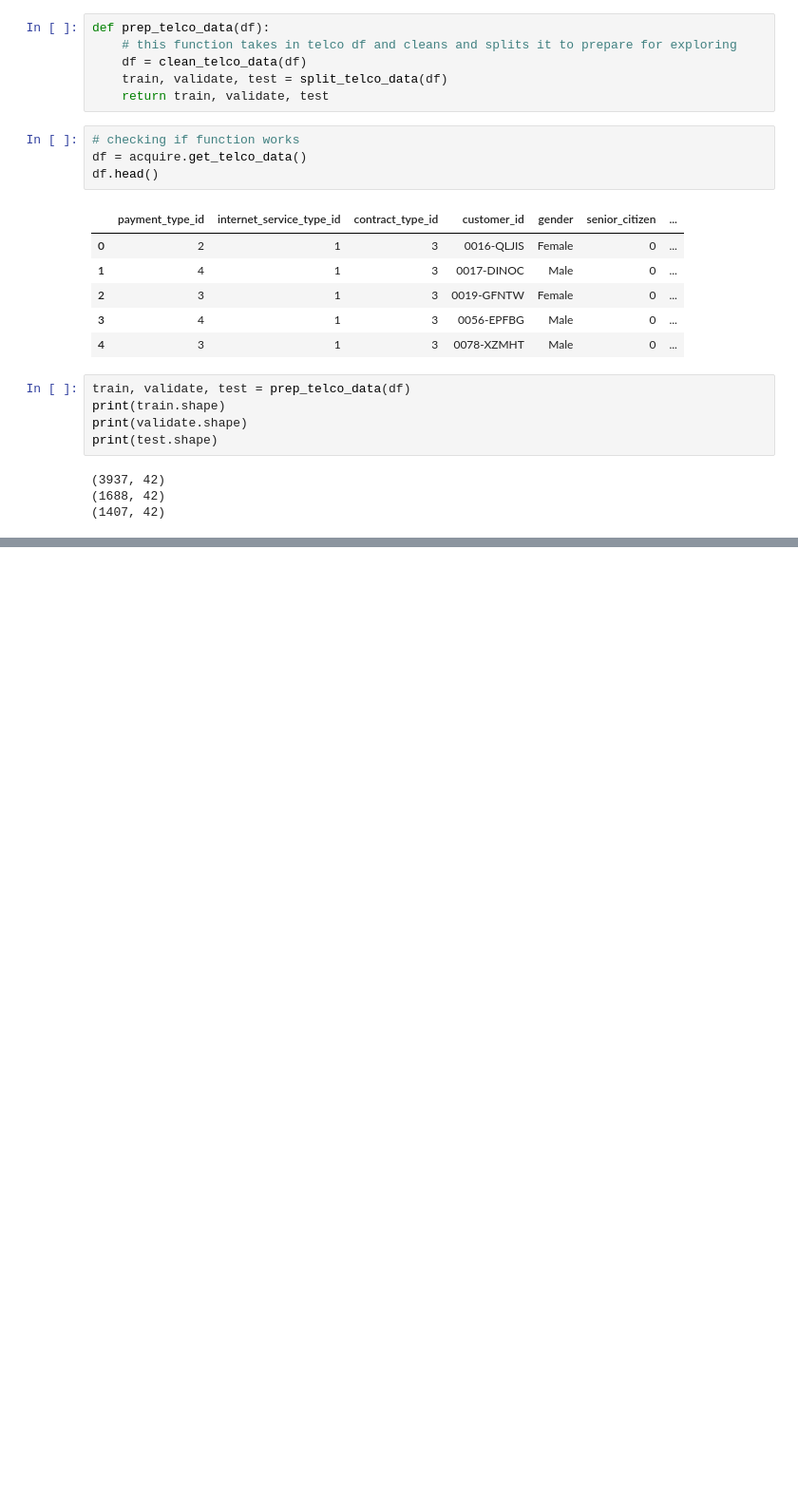
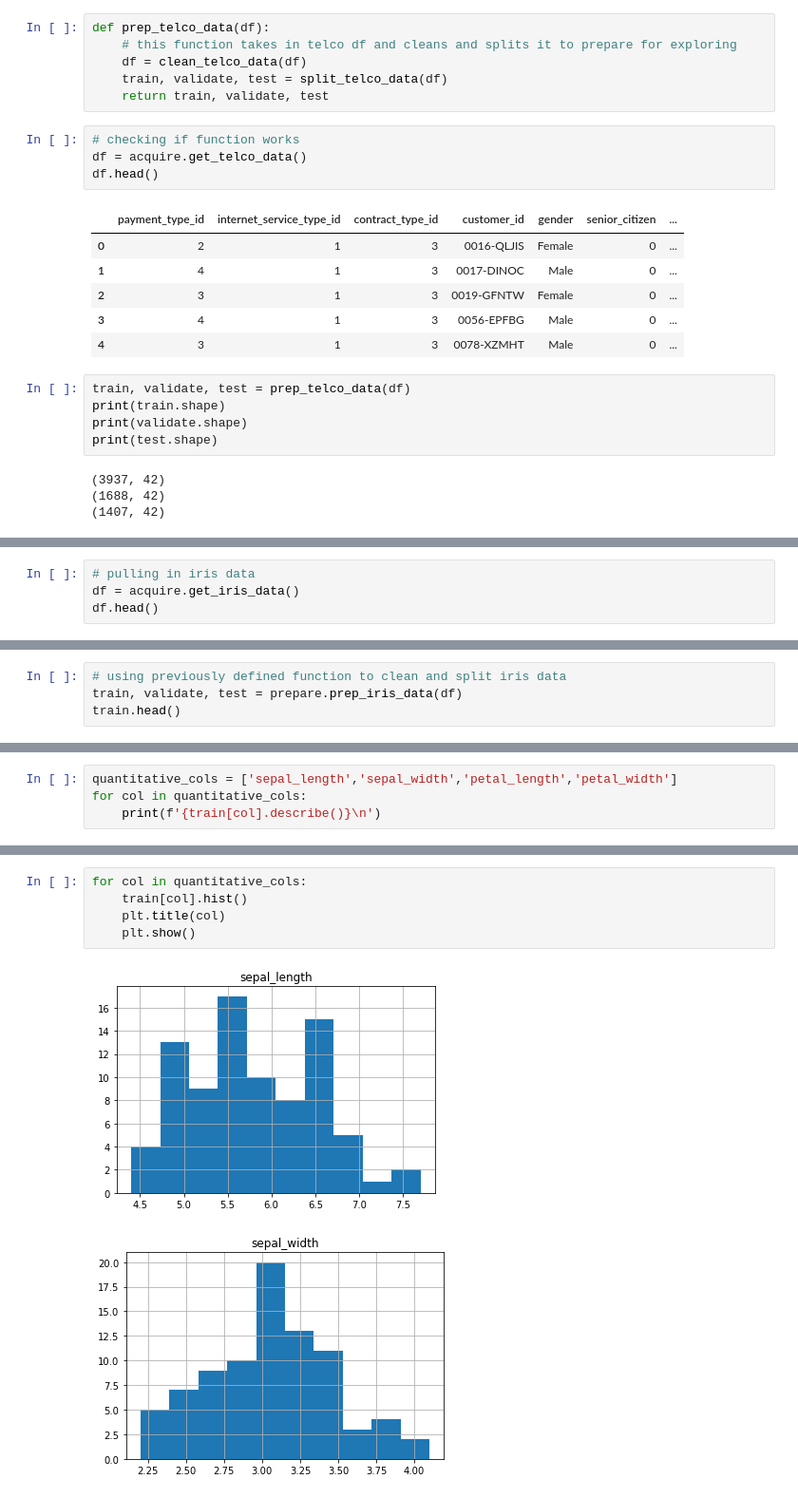
Before and after one commit to lainslie-18/classification-exercises, a Jupyter notebook: classification_exercises.ipynb, the cells around one changed output, grey strips where cells are left out. Shown at 95% size. Saved outputs shown, nothing was run; the diff lists cells and outputs as text; blank space fills up the shorter version.

```diff
--- a/classification_exercises.ipynb
+++ b/classification_exercises.ipynb
@@ -734,0 +758,4 @@ print(test.shape)
+# %%
+# pulling in iris data
+df = acquire.get_iris_data()
+df.head()
@@ -734,0 +769,4 @@ print(test.shape)
+# %%
+# using previously defined function to clean and split iris data
+train, validate, test = prepare.prep_iris_data(df)
+train.head()
@@ -734,0 +784,4 @@ print(test.shape)
+# %%
+quantitative_cols = ['sepal_length','sepal_width','petal_length','petal_width']
+for col in quantitative_cols:
+    print(f'{train[col].describe()}\n')
@@ -734,0 +806,8 @@ print(test.shape)
+# %%
+for col in quantitative_cols:
+    train[col].hist()
+    plt.title(col)
+    plt.show()
+# %% [output]
+[figure, added]
+[figure, added]
```
Also changed, not shown: parts of 74 cells of this notebook, 1 other file.
